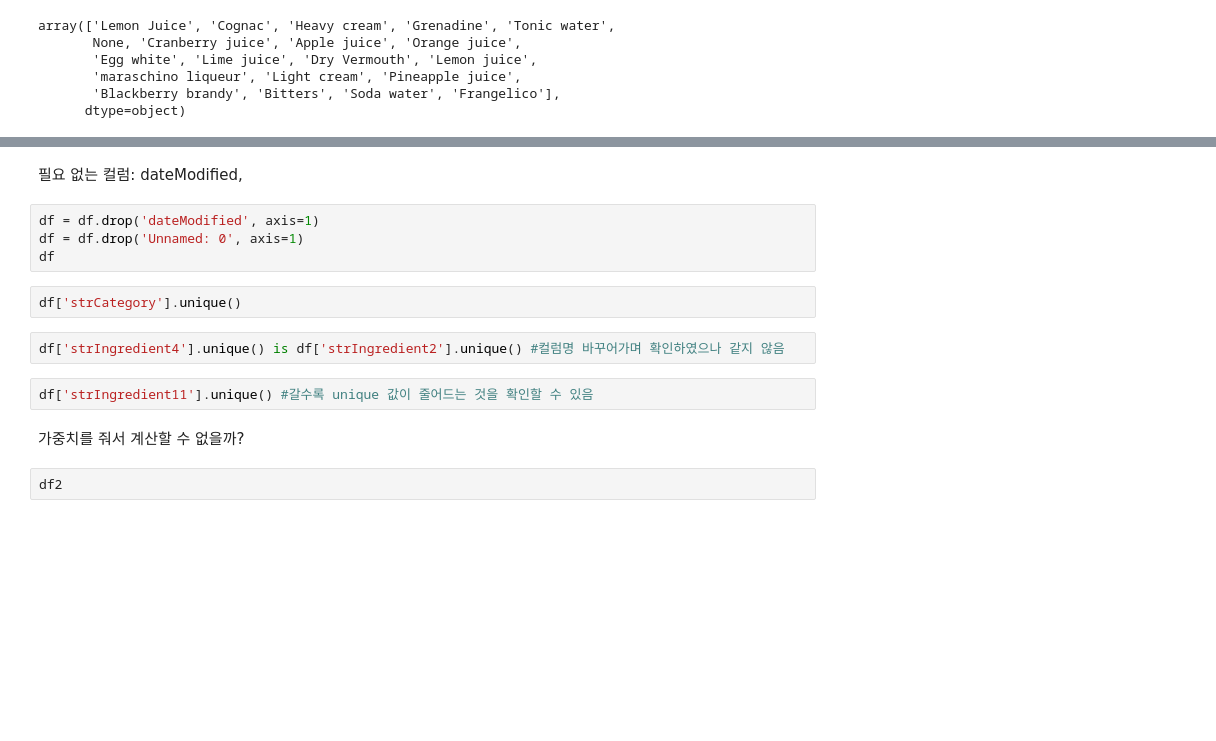
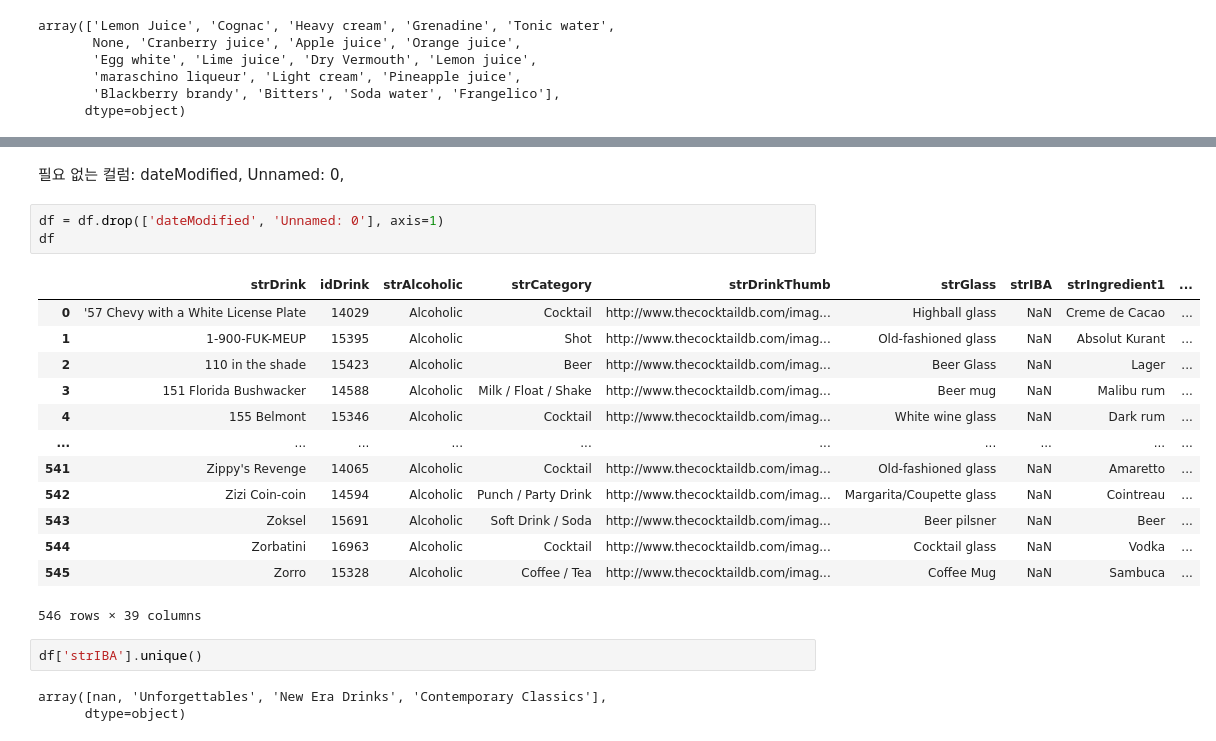
Before and after one commit to yk-Jeong/Codestates_Project, a Jupyter notebook: AI_08_정유경_Section3.ipynb, the cells around one changed output, grey strips where cells are left out. Cells and saved outputs as stored; diff of their text form; blank space fills up the shorter version.

```diff
--- a/AI_08_정유경_Section3.ipynb
+++ b/AI_08_정유경_Section3.ipynb
@@ -105,16 +57,24 @@ FileNotFoundError: ignored
 # %% [markdown]
-필요 없는 컬럼: dateModified,
+필요 없는 컬럼: dateModified, Unnamed: 0,
 # %%
-df = df.drop('dateModified', axis=1)
-df = df.drop('Unnamed: 0', axis=1)
+df = df.drop(['dateModified', 'Unnamed: 0'], axis=1)
 df
+# %% [output]
+|  | strDrink | idDrink | strAlcoholic | strCategory | strDrinkThumb | strGlass | strIBA | strIngredient1 | ... |
+| 0 | '57 Chevy with a White License Plate | 14029 | Alcoholic | Cocktail | http://www.thecocktaildb.com/imag... | Highball glass | NaN | Creme de Cacao | ... |
+| 1 | 1-900-FUK-MEUP | 15395 | Alcoholic | Shot | http://www.thecocktaildb.com/imag... | Old-fashioned glass | NaN | Absolut Kurant | ... |
+| 2 | 110 in the shade | 15423 | Alcoholic | Beer | http://www.thecocktaildb.com/imag... | Beer Glass | NaN | Lager | ... |
+| 3 | 151 Florida Bushwacker | 14588 | Alcoholic | Milk / Float / Shake | http://www.thecocktaildb.com/imag... | Beer mug | NaN | Malibu rum | ... |
+| 4 | 155 Belmont | 15346 | Alcoholic | Cocktail | http://www.thecocktaildb.com/imag... | White wine glass | NaN | Dark rum | ... |
+| ... | ... | ... | ... | ... | ... | ... | ... | ... | ... |
+| 541 | Zippy's Revenge | 14065 | Alcoholic | Cocktail | http://www.thecocktaildb.com/imag... | Old-fashioned glass | NaN | Amaretto | ... |
+| 542 | Zizi Coin-coin | 14594 | Alcoholic | Punch / Party Drink | http://www.thecocktaildb.com/imag... | Margarita/Coupette glass | NaN | Cointreau | ... |
+| 543 | Zoksel | 15691 | Alcoholic | Soft Drink / Soda | http://www.thecocktaildb.com/imag... | Beer pilsner | NaN | Beer | ... |
+| 544 | Zorbatini | 16963 | Alcoholic | Cocktail | http://www.thecocktaildb.com/imag... | Cocktail glass | NaN | Vodka | ... |
+| 545 | Zorro | 15328 | Alcoholic | Coffee / Tea | http://www.thecocktaildb.com/imag... | Coffee Mug | NaN | Sambuca | ... |
+546 rows × 39 columns
 # %%
-df['strCategory'].unique()
+df['strIBA'].unique()
+# %% [output]
+array([nan, 'Unforgettables', 'New Era Drinks', 'Contemporary Classics'],
+      dtype=object)
-# %%
-df['strIngredient4'].unique() is df['strIngredient2'].unique() #컬럼명 바꾸어가며 확인하였으나 같지 않음
-# %%
-df['strIngredient11'].unique() #갈수록 unique 값이 줄어드는 것을 확인할 수 있음
-# %% [markdown]
-가중치를 줘서 계산할 수 없을까?
-# %%
-df2
```
Also changed, not shown: parts of 18 cells of this notebook.
